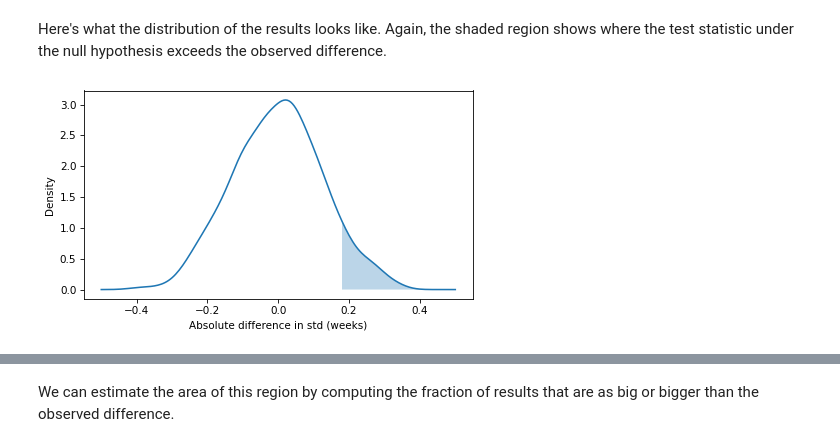
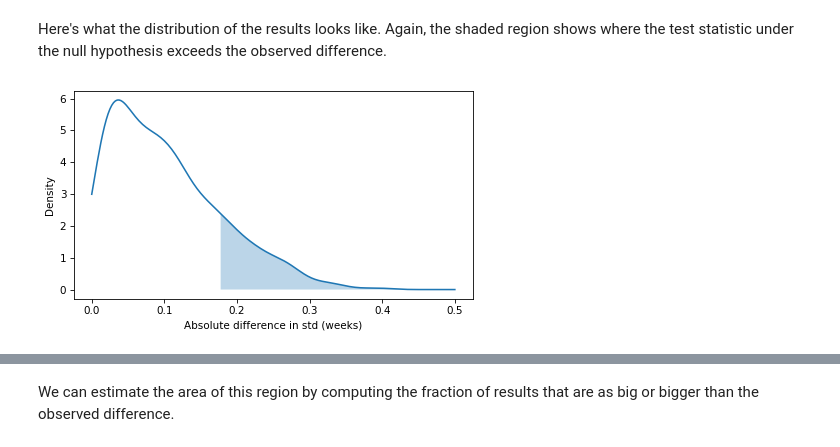
Before and after one commit to Mu-L/ThinkStats, a Jupyter notebook: _sources/chap09.ipynb, the cells around one changed output, grey strips where cells are left out. Drawn from its saved outputs; the diff is of its cells as text; code cells hidden in the pictures.

```diff
--- a/_sources/chap09.ipynb
+++ b/_sources/chap09.ipynb
@@ -317,7 +309,7 @@ The following function computes this test statistic.
 def diff_stds(data):
     group1, group2 = data
     diff = np.std(group1) - np.std(group2)
-    return diff
+    return np.abs(diff)
 # %% [output]
 [interactive output not drawn]
 # %% [markdown]
@@ -339,12 +331,12 @@ simulated_diffs = [diff_stds(simulate_groups(data)) for i in range(1001)]
 Here's what the distribution of the results looks like.
 Again, the shaded region shows where the test statistic under the null hypothesis exceeds the observed difference.
 # %%
-pmf = make_pmf(simulated_diffs, -0.5, 0.5)
+pmf = make_pmf(simulated_diffs, 0, 0.5)
 pmf.plot()
 fill_tail(pmf, observed_diff, "right")
 decorate(xlabel="Absolute difference in std (weeks)", ylabel="Density")
 # %% [output]
-[figure, old version]
+[figure, new version]
 [interactive output not drawn]
 # %% [markdown]
 We can estimate the area of this region by computing the fraction of results that are as big or bigger than the observed difference.
```
Also changed, not shown: parts of 40 cells of this notebook, 54 other files.
